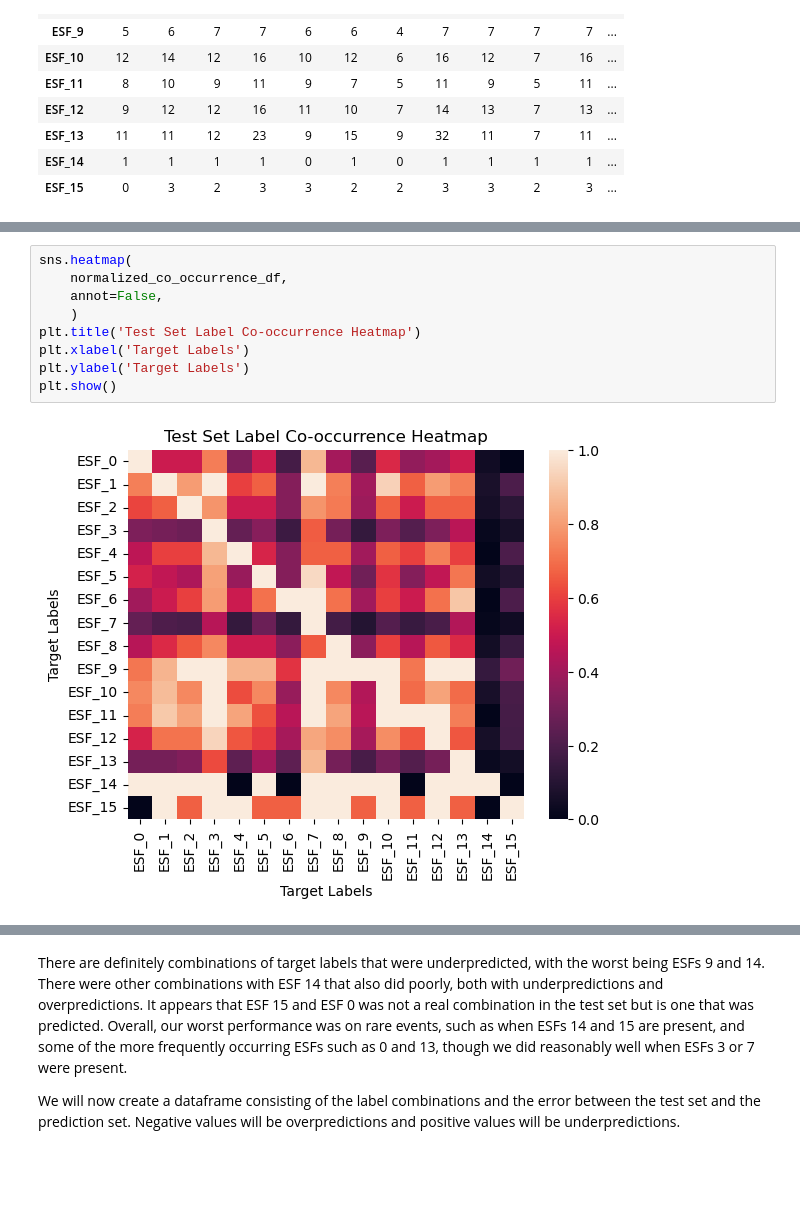
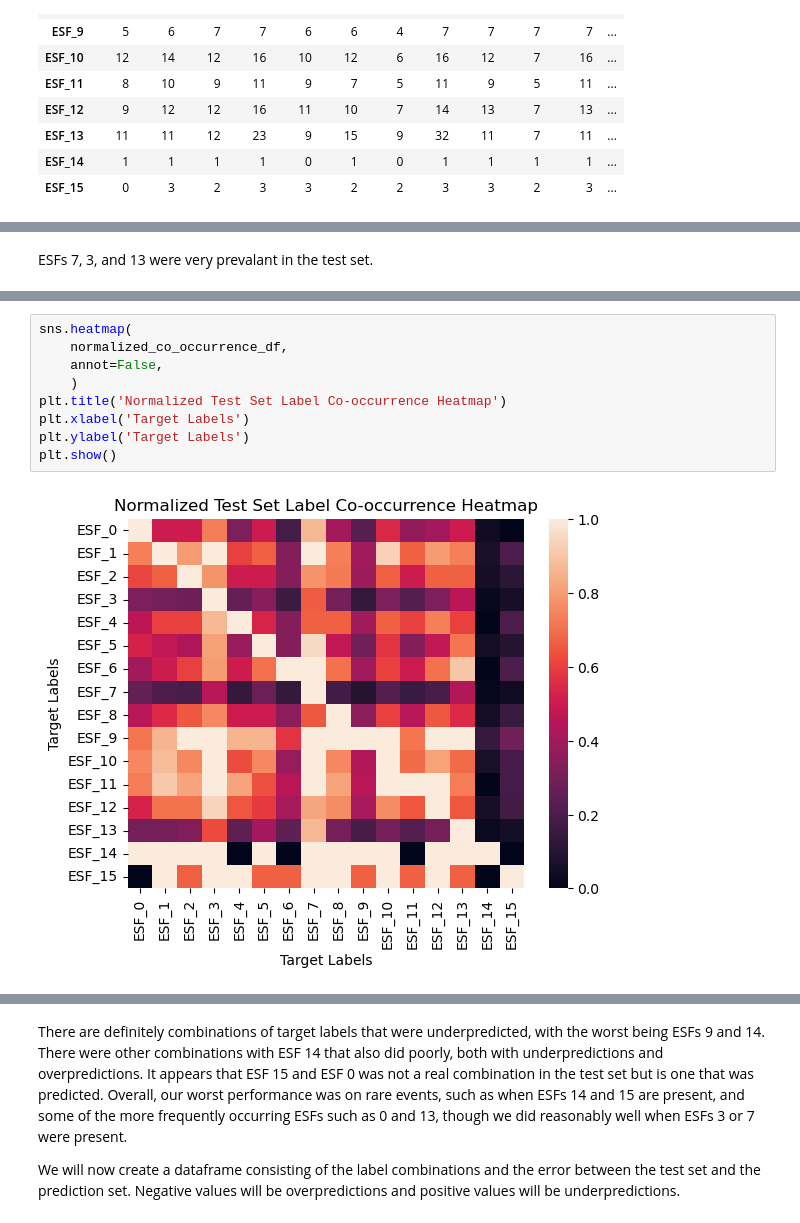
Before and after one commit to capstoneFA2025/FEMA-Recommender, a Jupyter notebook: multilabel_classification_model_selection_ESF.ipynb, the cells around one changed output, grey strips where cells are left out. Drawn from its saved outputs; the diff is of its cells as text; blank space fills up the shorter version.

```diff
--- a/multilabel_classification_model_selection_ESF.ipynb
+++ b/multilabel_classification_model_selection_ESF.ipynb
@@ -2074,3 +2105,5 @@ co_occurrence_df
+# %% [markdown]
+ESFs 7, 3, and 13 were very prevalant in the test set.
 # %%
 # Get a normalized version of the co-occurrence counts
 label_counts = np.diag(co_occurrence_df)
@@ -2100,14 +2133,14 @@ normalized_co_occurrence_df
 # %%
 sns.heatmap(
     normalized_co_occurrence_df,
     annot=False,
     )
-plt.title('Test Set Label Co-occurrence Heatmap')
+plt.title('Normalized Test Set Label Co-occurrence Heatmap')
 plt.xlabel('Target Labels')
 plt.ylabel('Target Labels')
 plt.show()
 # %% [output]
-[figure, old version]
+[figure, new version]
 # %%
 # Generate a matrix of label combination counts for the prediction set
 pred_corr = np.dot(y_pred_test.T, y_pred_test)
```
Also changed, not shown: parts of 83 cells of this notebook.
